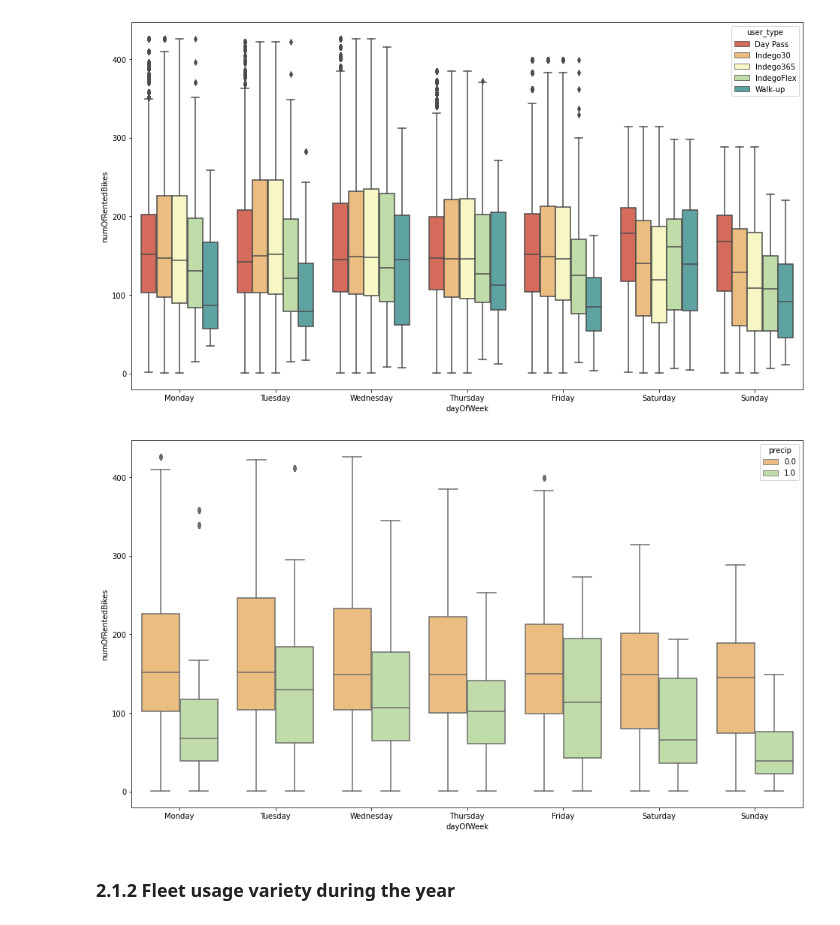
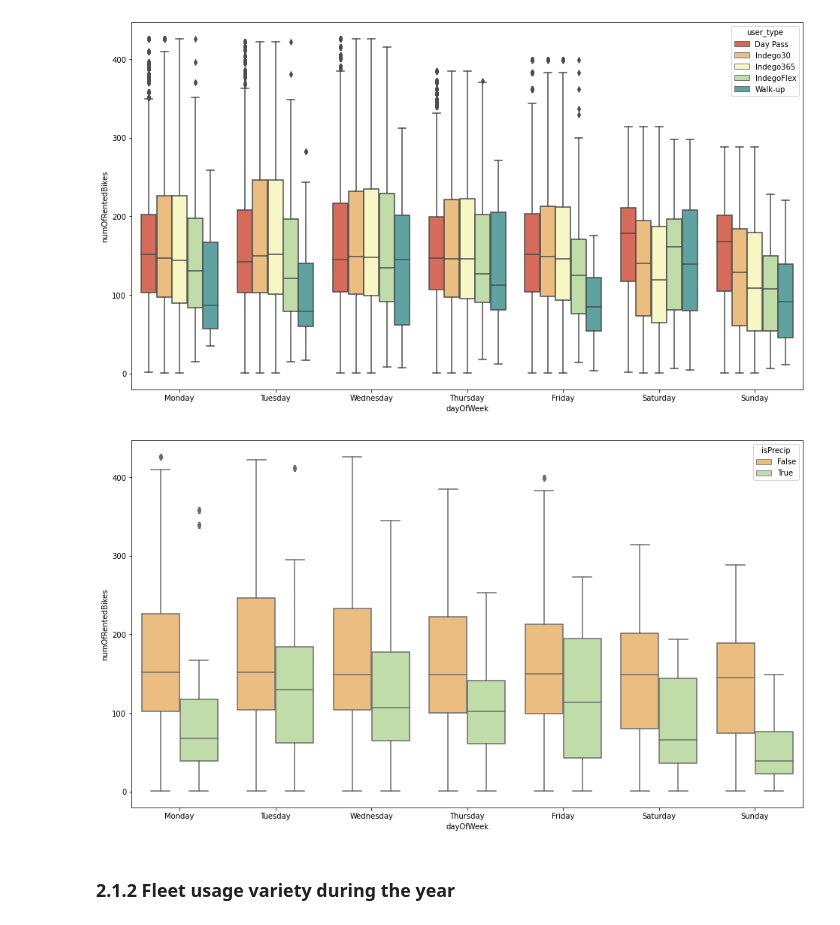
Before and after one commit to Hannah2800/AA_2022_PythonPandas, a Jupyter notebook: Task 2 - Descriptive Analytics.ipynb, the cells around one changed output. Cells and saved outputs as stored; diff of their text form; code cells hidden in the pictures.

```diff
--- a/Task 2 - Descriptive Analytics.ipynb
+++ b/Task 2 - Descriptive Analytics.ipynb
@@ -159,12 +149,12 @@ plt.show()
 # %% [output]
 [figure]
 # %%
-sns.boxplot(x="dayOfWeek",y="numOfRentedBikes",data=dfPhiladelphia,palette=palette,hue="precip",order=['Monday','Tuesday','Wednesday','Thursday','Friday','Saturday','Sunday'])
+sns.boxplot(x="dayOfWeek",y="numOfRentedBikes",data=dfPhiladelphia,palette=palette,hue="isPrecip",order=['Monday','Tuesday','Wednesday','Thursday','Friday','Saturday','Sunday'])
 fig = plt.gcf()
 fig.set_size_inches(16, 9)
 plt.show()
 # %% [output]
-[figure, old version]
+[figure, new version]
 # %%
 #SHOWOFF ORDER
 #sns.boxplot(x="start_time_hourly",y="numOfRentedBikes",data=dfPhiladelphia,palette=palette,order=[22,23,0,1,2,3,4,5,6],hue="isWeekend")
```
Also changed, not shown: parts of 11 cells of this notebook, 1 other file.
